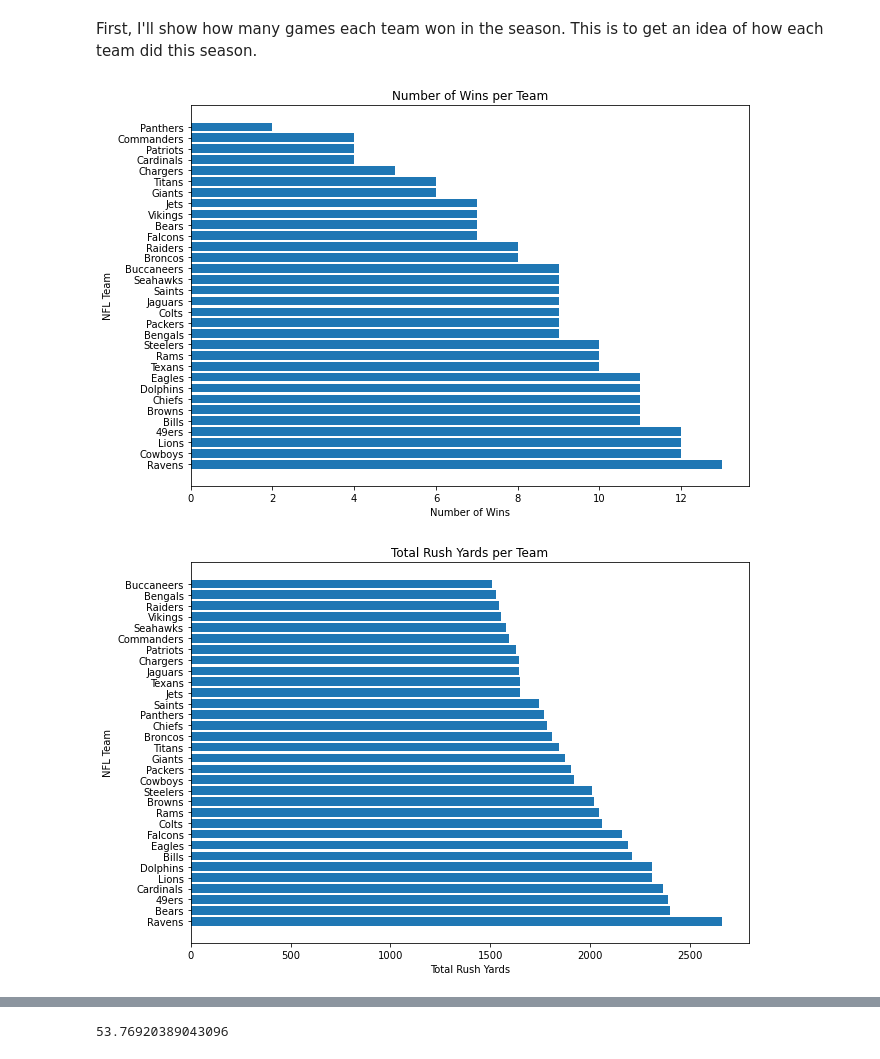
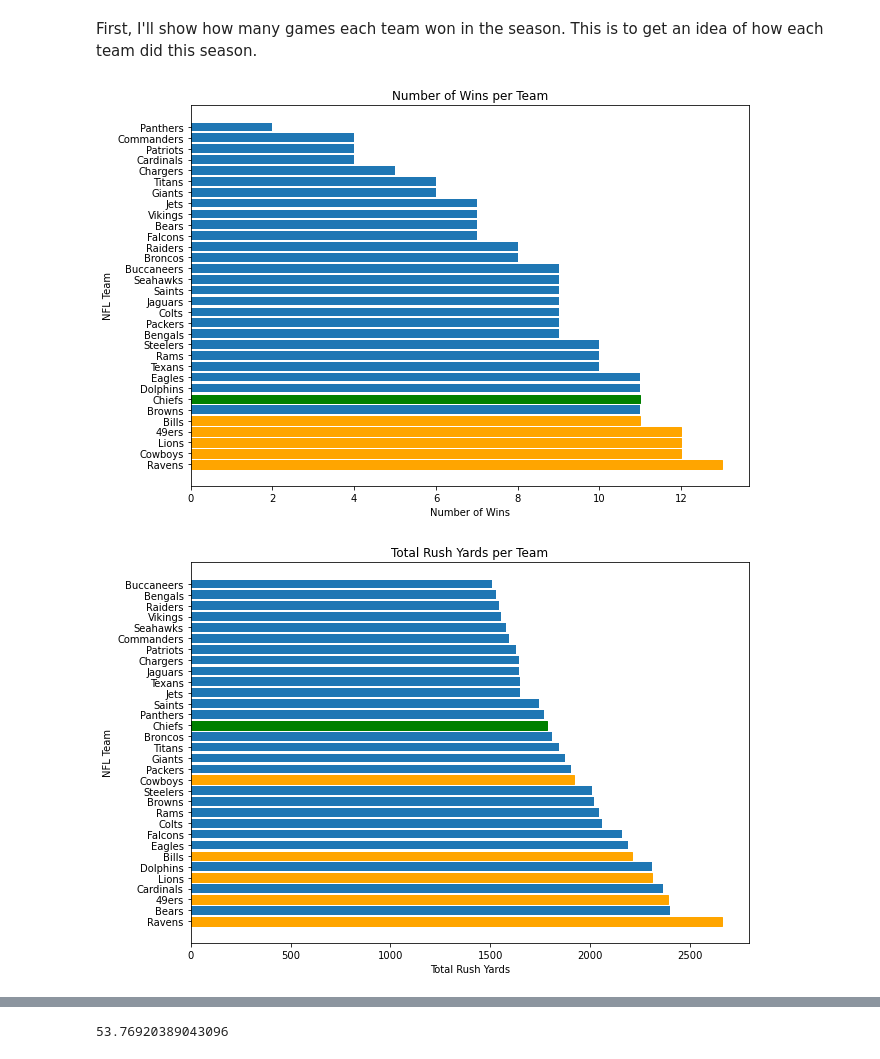
Before and after one commit to derrickdollesin/NFL-Data-Analytics-Project, a Jupyter notebook: Next Level Data Project.ipynb, the cells around one changed output, grey strips where cells are left out. Drawn from its saved outputs; the diff is of its cells as text; code cells hidden in the pictures.

```diff
--- a/Next Level Data Project.ipynb
+++ b/Next Level Data Project.ipynb
@@ -34,18 +43,25 @@ First, I'll show how many games each team won in the season. This is to get an i
 # %%
 # creating the figure
 plt.figure(figsize=(10, 7))
 
 # adding title and axis labels
 plt.title("Number of Wins per Team")
 plt.xlabel("Number of Wins")
 plt.ylabel("NFL Team")
 
 # creating bar chart
-plt.barh(teams_data["NFL Team"], teams_data["W"])
+bars = plt.barh(teams_data["NFL Team"], teams_data["W"])
+
+# coloring top 5 teams with most wins
+for i in range(0, 5):
+    bars[i].set_color("orange")
+
+# coloring winners of super bowl
+bars[6].set_color("green")
 
 plt.show()
 # %% [output]
-[figure, old version]
+[figure, new version]
 # %%
 # creating the figure
 plt.figure(figsize=(10, 7))
@@ -59,10 +75,19 @@ plt.ylabel("NFL Team")
 rush_data = teams_data.sort_values("Rush Yds", ascending=False)
 
 # creating bar chart
-plt.barh(rush_data["NFL Team"], rush_data["Rush Yds"])
+bars = plt.barh(rush_data["NFL Team"], rush_data["Rush Yds"])
+
+# coloring top 5 winning teams + super bowl winners
+bars[0].set_color("orange")
+bars[2].set_color("orange")
+bars[13].set_color("orange")
+bars[4].set_color("orange")
+bars[6].set_color("orange")
+bars[18].set_color("green")
+
 plt.show()
 # %% [output]
-[figure, old version]
+[figure, new version]
 # %%
 # creating the figure
 plt.figure(figsize=(10, 7))
```
Also changed, not shown: parts of 8 cells of this notebook.
